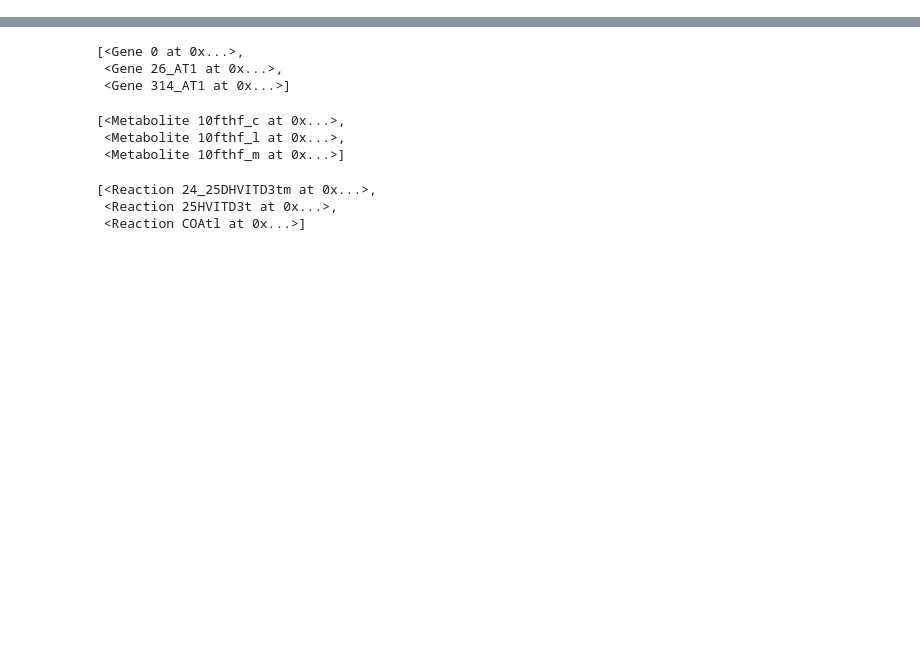
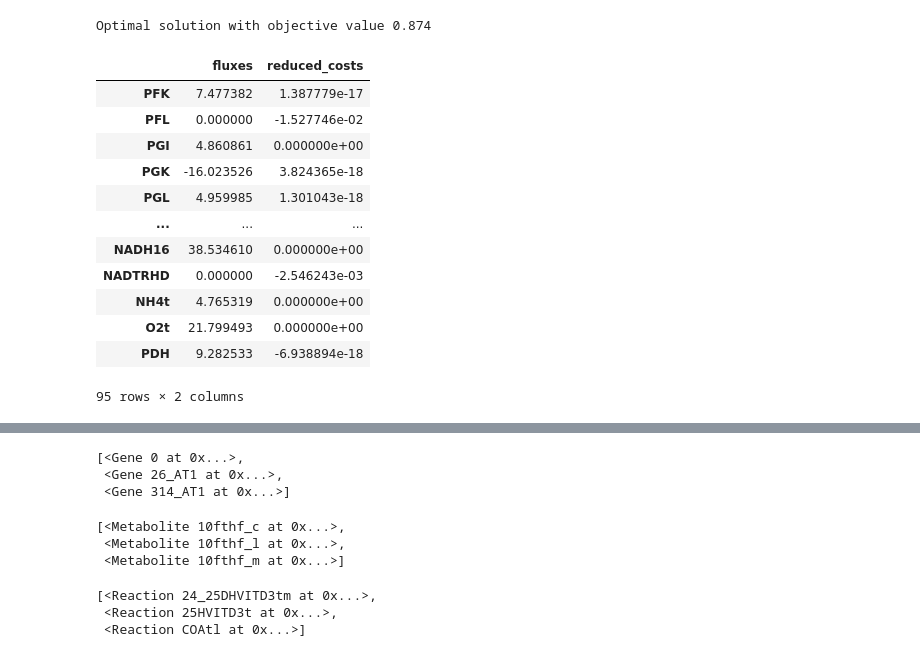
Before and after one commit to mmoskon/BioMed2223, a Jupyter notebook: 00_basic.ipynb, the cells around one changed output, grey strips where cells are left out. Saved outputs shown, nothing was run; the diff lists cells and outputs as text; code cells hidden in the pictures; blank space fills up the shorter version.

```diff
--- a/00_basic.ipynb
+++ b/00_basic.ipynb
@@ -8,0 +15,5 @@ import pickle
+# %%
+model = cobra.io.read_sbml_model(join('models','e_coli_core.xml'))
+# %%
+r_biomass = model.reactions.get_by_id('BIOMASS_Ecoli_core_w_GAM')
+r_biomass
@@ -8,0 +28,19 @@ import pickle
+# %%
+model.objective = r_biomass
+# %%
+model.optimize()
+# %% [output]
+Optimal solution with objective value 0.874
+|  | fluxes | reduced_costs |
+| PFK | 7.477382 | 1.387779e-17 |
+| PFL | 0.000000 | -1.527746e-02 |
+| PGI | 4.860861 | 0.000000e+00 |
+| PGK | -16.023526 | 3.824365e-18 |
+| PGL | 4.959985 | 1.301043e-18 |
+| ... | ... | ... |
+| NADH16 | 38.534610 | 0.000000e+00 |
+| NADTRHD | 0.000000 | -2.546243e-03 |
+| NH4t | 4.765319 | 0.000000e+00 |
+| O2t | 21.799493 | 0.000000e+00 |
+| PDH | 9.282533 | -6.938894e-18 |
+95 rows × 2 columns
```
Also changed, not shown: parts of 36 cells of this notebook, 2 other files.
